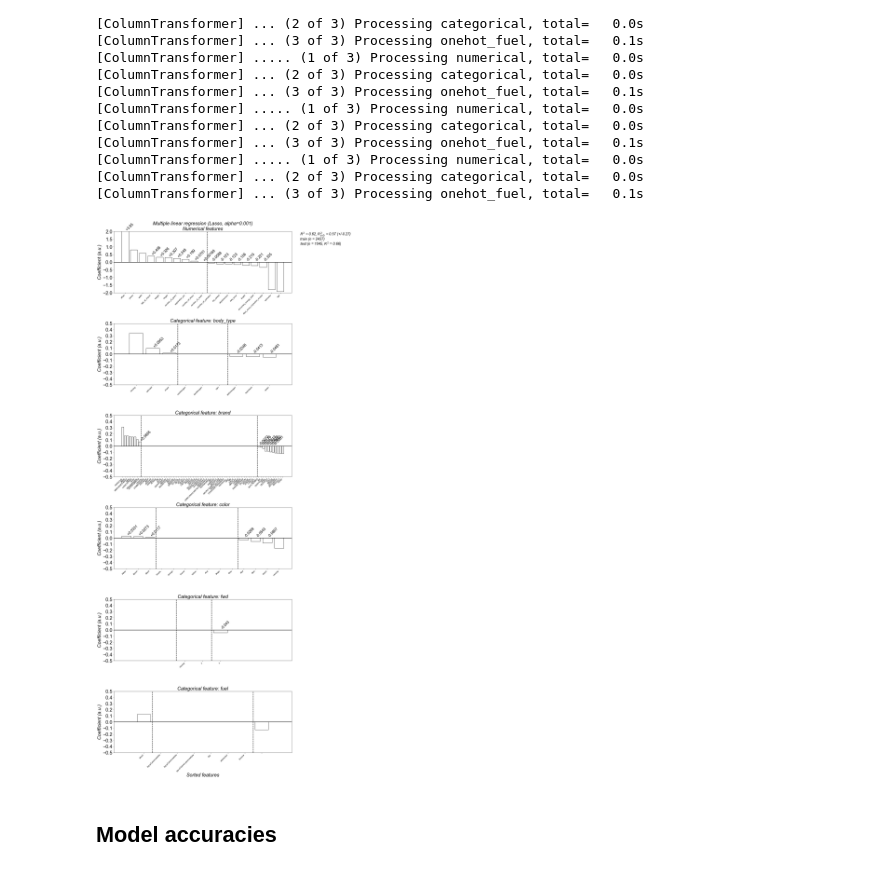
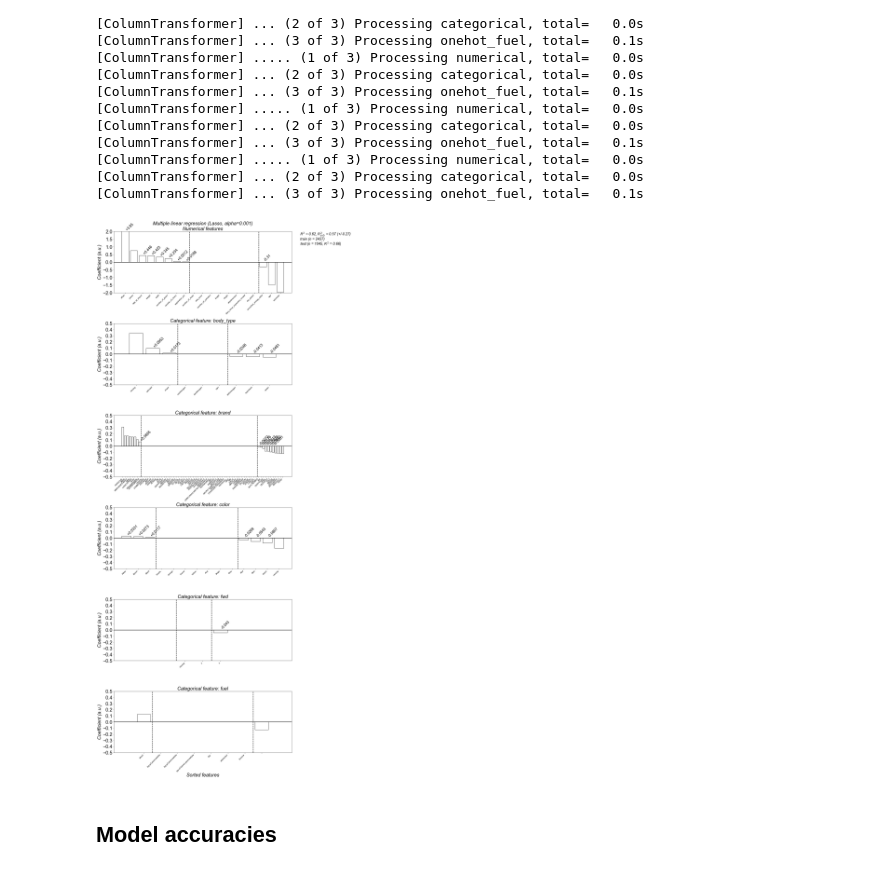
Before and after one commit to r5atom/Saturday-Datascience, a Jupyter notebook: code/predict-price.ipynb, the cells around one changed output. Drawn from its saved outputs; the diff is of its cells as text; code cells hidden in the pictures.

Commit message:
bug fix: plot correct coefficients
Plotted numerical coefficients of Lasso model were those of the un-regularized model.

```diff
--- a/code/predict-price.ipynb
+++ b/code/predict-price.ipynb
@@ -1285,7 +1285,7 @@ plt.subplots_adjust(hspace=0.5)
 # Plot coefficients
 for feats, coefs, name, ax in zip(
     [['offset'] + features] + cats,
-    [[betas[0]] + num_betas] + cat_betas,
+    [[betas[0]] + betas[1:len(num_columns)+1]] + cat_betas,
     ['numerical'] + cat_columns_reduced,
     axs
 ):
@@ -1343,34 +1343,34 @@ for feats, coefs, name, ax in zip(
 
 
     # labels and titles
     rot = 45
     fsz = 10
     ha = 'right'
     ax.set_xticklabels(labels=x, rotation=rot, va='top', ha=ha, style='italic', fontsize=fsz)
     if not name.startswith('num'):
         plt.title('Categorical feature: ' + name, style='italic')
     else:
         plt.title('Multiple linear regression (Lasso, alpha={:g})\nNumerical features'.format(
             reg.regressor_.named_steps['lasso'].alpha
         ), style='italic')
     plt.ylabel('Coefficient (a.u.)', style='italic')
 
     # add extra margin if bars are too wide (too little bars)
     if len(x) < 10:
         add_space = len(x) - 10
         xl = list(plt.xlim())
         xl[1] -= add_space/2
         xl[0] += add_space/2
         plt.xlim(xl)
 
 # Label on bottom panel
 plt.sca(axs[-1])
 plt.xlabel('Sorted features', style='italic')
 
 # Save
 plt.savefig('../results/{}.png'.format(model_name.replace(' ','_')), bbox_inches='tight', transparent=True)
 # %% [output]
-[figure, old version]
+[figure, new version]
 # %% [markdown]
 ## Model accuracies
 # %%
```
Also changed, not shown: 1 other file.
